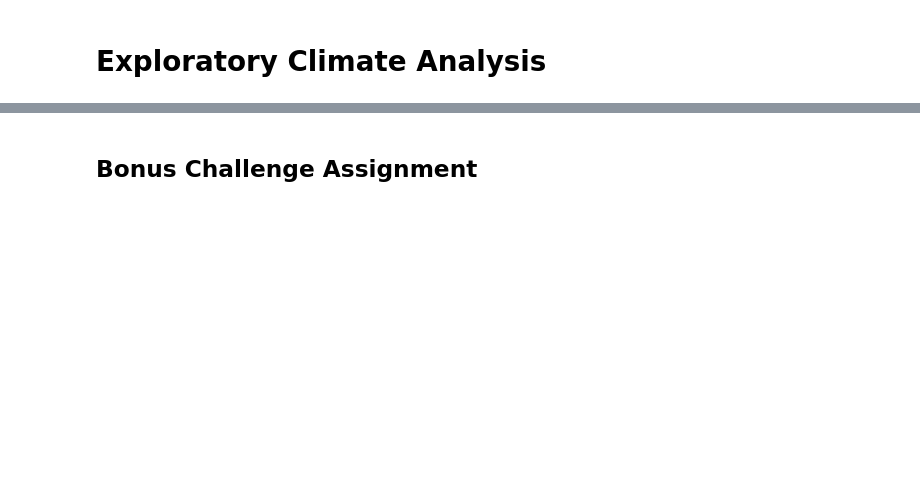
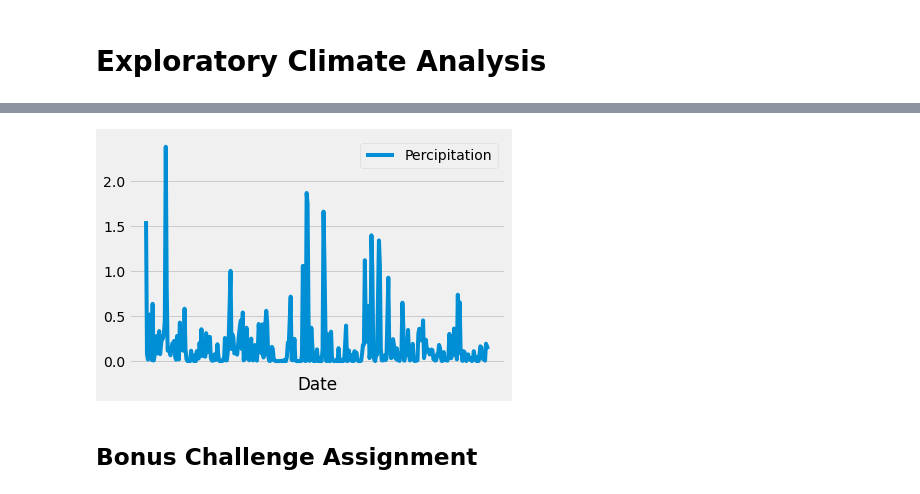
Before and after one commit to Ramyals-web/Sqlalchemy-Challenges, a Jupyter notebook: Homework/climate_starter.ipynb, the cells around one changed output, grey strips where cells are left out. Drawn from its saved outputs; the diff is of its cells as text; code cells hidden in the pictures; blank space fills up the shorter version.

```diff
--- a/Homework/climate_starter.ipynb
+++ b/Homework/climate_starter.ipynb
@@ -48,3 +142,11 @@ Base.prepare(engine, reflect=True)
+# %%
+prcp_scores.plot()
+plt.xticks([])
+#plt.savefig('Images/precipitation.png')
+plt.tight_layout()
+plt.show()
+# %% [output]
+[figure, added]
 # %%
 # Use Pandas to calcualte the summary statistics for the precipitation data
 # %%
```
Also changed, not shown: parts of 10 cells of this notebook, 1 other file.
